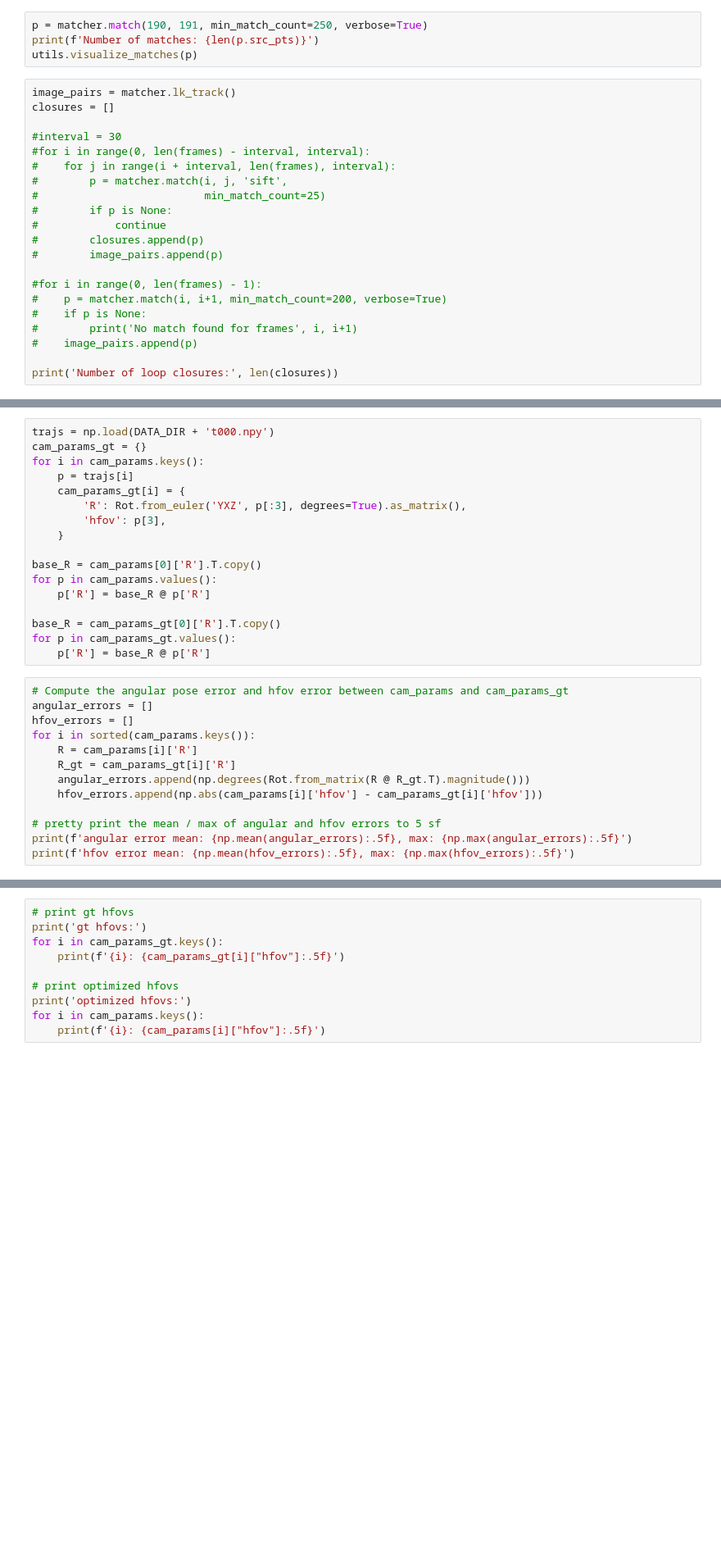
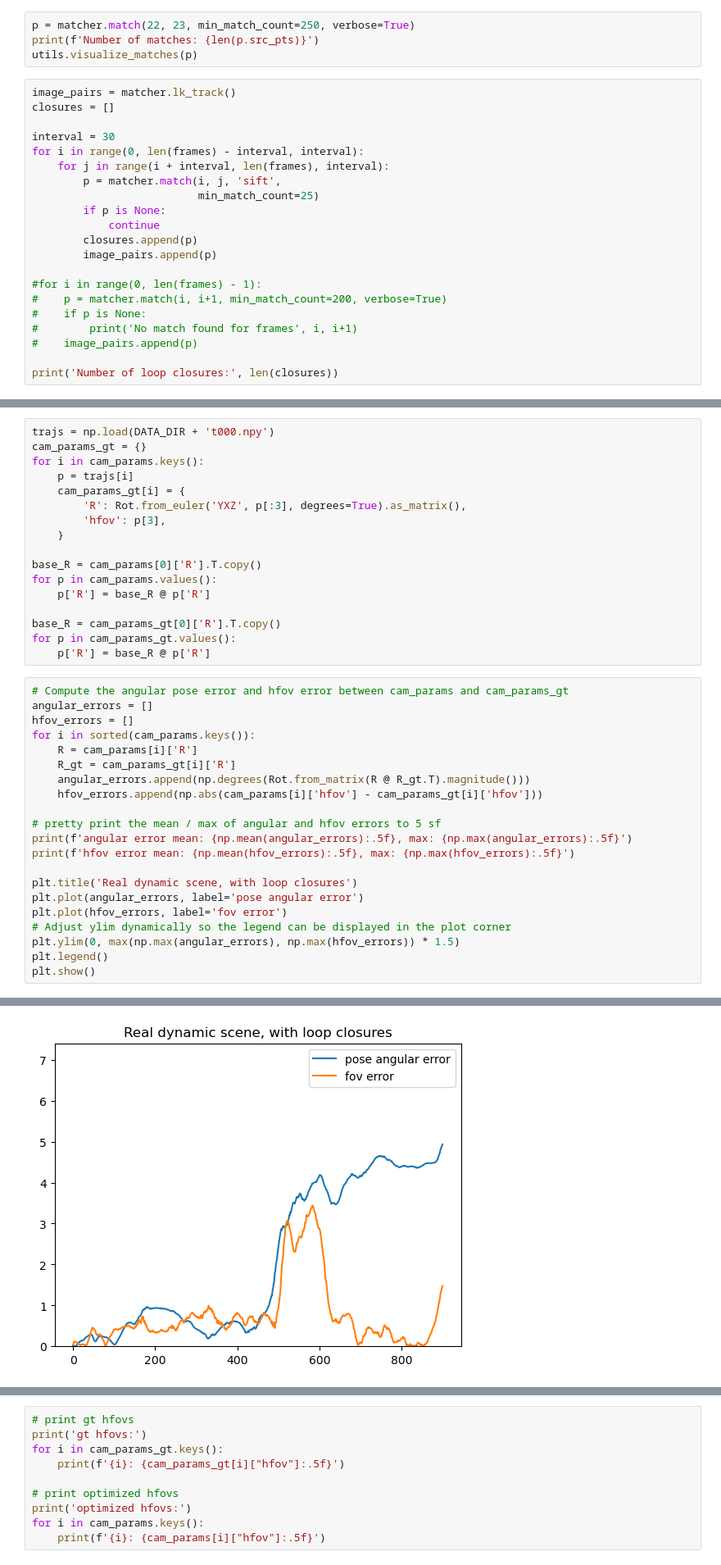
Before and after one commit to Unturned3/Theseus, a Jupyter notebook: find_matches.ipynb, the cells around one changed output, grey strips where cells are left out. Shown: that part at 82% size. Drawn from its saved outputs; the diff is of its cells as text; blank space fills up the shorter version.

```diff
--- a/find_matches.ipynb
+++ b/find_matches.ipynb
@@ -22,22 +24,22 @@ print('n_frames:', len(frames))
 # %%
 matcher = ImageMatcher(frames)
 # %%
-p = matcher.match(190, 191, min_match_count=250, verbose=True)
+p = matcher.match(22, 23, min_match_count=250, verbose=True)
 print(f'Number of matches: {len(p.src_pts)}')
 utils.visualize_matches(p)
 # %%
 image_pairs = matcher.lk_track()
 closures = []
 
-#interval = 30
-#for i in range(0, len(frames) - interval, interval):
-#    for j in range(i + interval, len(frames), interval):
-#        p = matcher.match(i, j, 'sift',
-#                          min_match_count=25)
-#        if p is None:
-#            continue
-#        closures.append(p)
-#        image_pairs.append(p)
+interval = 30
+for i in range(0, len(frames) - interval, interval):
+    for j in range(i + interval, len(frames), interval):
+        p = matcher.match(i, j, 'sift',
+                          min_match_count=25)
+        if p is None:
+            continue
+        closures.append(p)
+        image_pairs.append(p)
 
 #for i in range(0, len(frames) - 1):
 #    p = matcher.match(i, i+1, min_match_count=200, verbose=True)
@@ -91,3 +95,12 @@ for i in sorted(cam_params.keys()):
 # pretty print the mean / max of angular and hfov errors to 5 sf
 print(f'angular error mean: {np.mean(angular_errors):.5f}, max: {np.max(angular_errors):.5f}')
 print(f'hfov error mean: {np.mean(hfov_errors):.5f}, max: {np.max(hfov_errors):.5f}')
+
+plt.title('Real dynamic scene, with loop closures')
+plt.plot(angular_errors, label='pose angular error')
+plt.plot(hfov_errors, label='fov error')
+# Adjust ylim dynamically so the legend can be displayed in the plot corner
+plt.ylim(0, max(np.max(angular_errors), np.max(hfov_errors)) * 1.5)
+plt.legend()
+plt.show()
+# %% [output]
@@ -93,0 +109 @@ print(f'hfov error mean: {np.mean(hfov_errors):.5f}, max: {np.max(hfov_errors):.
+[figure, added]
```
Also changed, not shown: parts of 4 cells of this notebook, 1 other file.
